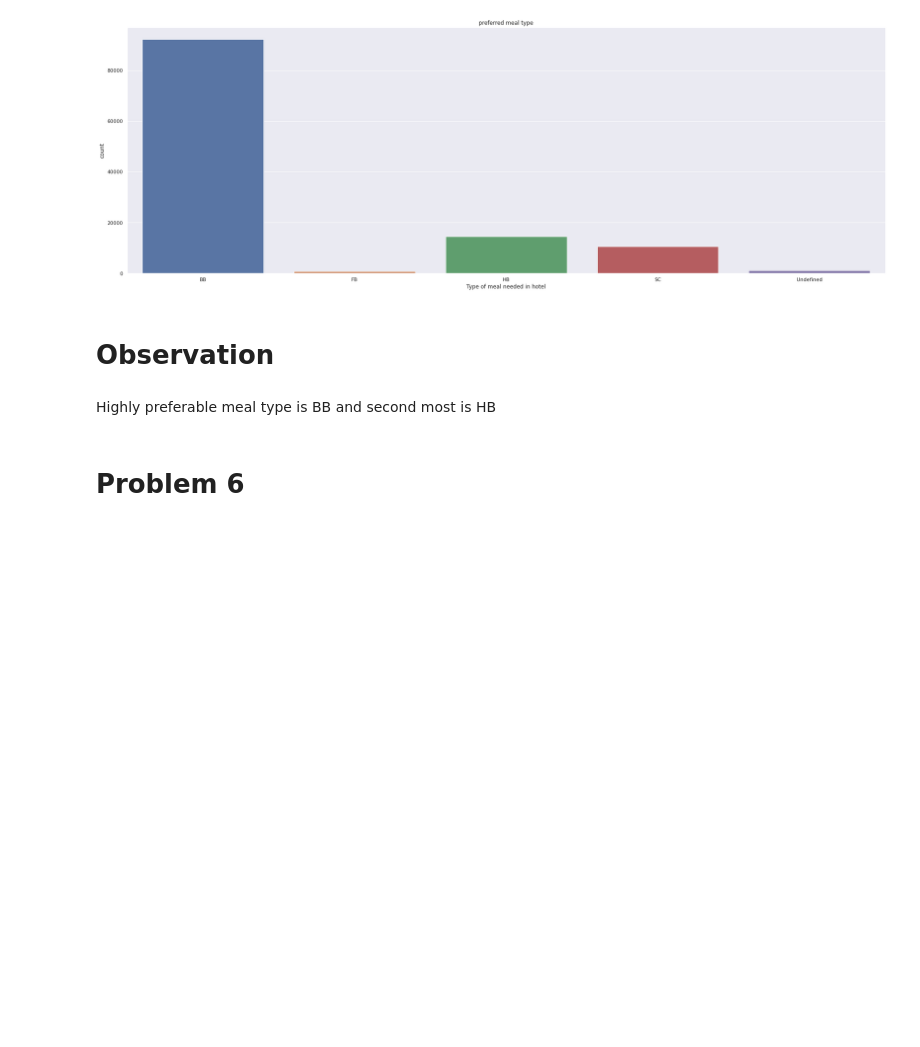
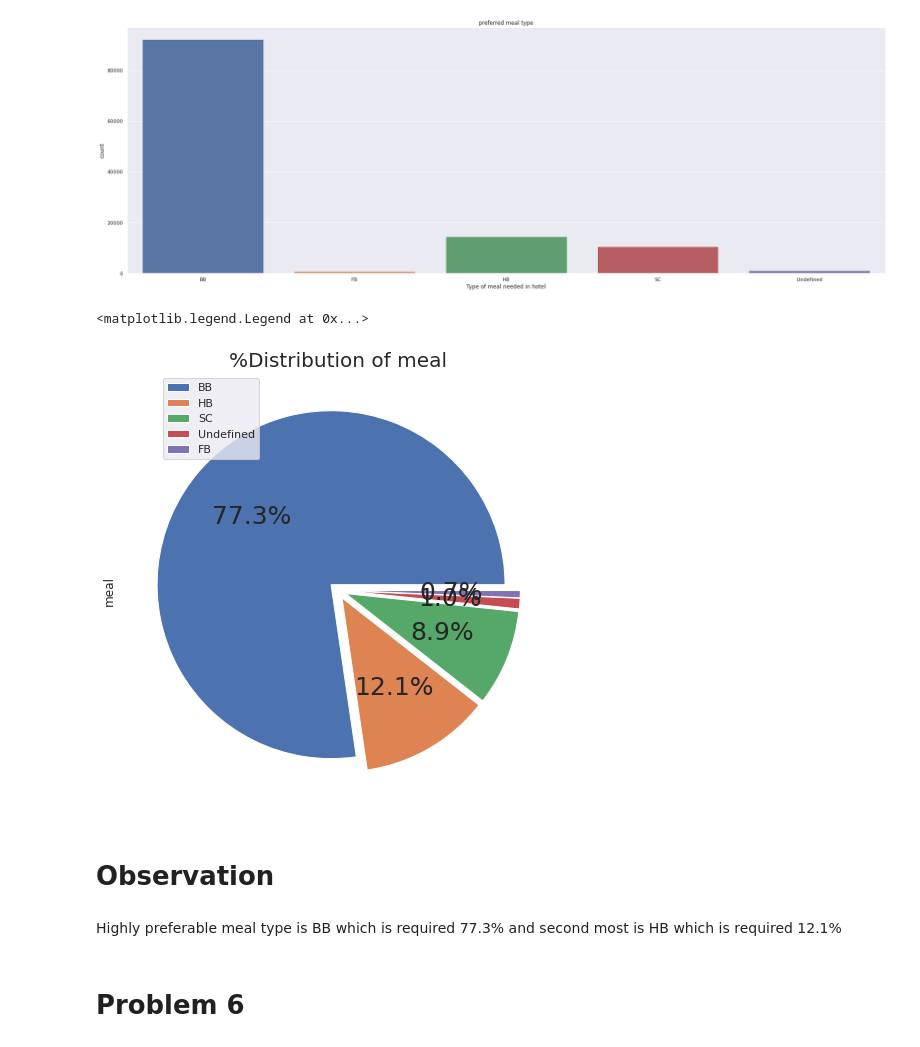
Before and after one commit to Riyago/Hotel-Booking-Analysis, a Jupyter notebook: Copy_of_Hotel_Booking_Analysis_Capstone_Project.ipynb, the cells around one changed output. Cells and saved outputs as stored; diff of their text form; code cells hidden in the pictures; blank space fills up the shorter version.

```diff
--- a/Copy_of_Hotel_Booking_Analysis_Capstone_Project.ipynb
+++ b/Copy_of_Hotel_Booking_Analysis_Capstone_Project.ipynb
@@ -444,10 +451,18 @@ plt.ylabel('count')
 # %% [output]
 Text(0, 0.5, 'count')
 [figure]
+# %%
+HotelBooking_df['meal'].value_counts().plot.pie(explode=(0.05,0.05,0.05,0.05,0.05),autopct='%1.1f%%',shadow=False,figsize=(14,8),fontsize=25,labels=None)
+plt.title("%Distribution of meal",fontsize=20)
+labels=HotelBooking_df['meal'].value_counts().index.tolist()
+plt.legend(bbox_to_anchor=(0.085,1),loc='upper left',labels=labels)
+# %% [output]
+<matplotlib.legend.Legend at 0x...>
+[figure, added]
 # %% [markdown]
 # **Observation**
 # %% [markdown]
-Highly preferable meal type is BB and second most is HB
+Highly preferable meal type is BB which is required 77.3% and second most is HB which is required 12.1%
 # %% [markdown]
 # **Problem 6**
 # %% [markdown]
```
Also changed, not shown: parts of 9 cells of this notebook.
